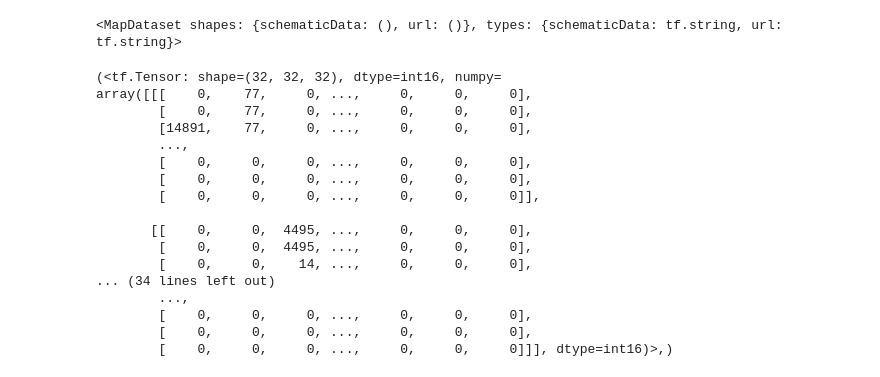
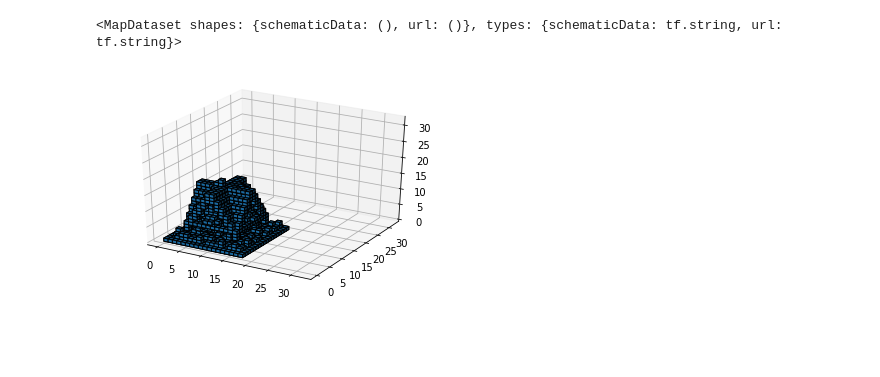
Before and after one commit to rom1504/minecraft-schematics-dataset, a Jupyter notebook: pyReader/schematics.ipynb, the cells around one changed output. Drawn from its saved outputs; the diff is of its cells as text; code cells hidden in the pictures; blank space fills up the shorter version.

```diff
--- a/pyReader/schematics.ipynb
+++ b/pyReader/schematics.ipynb
@@ -12,7 +30,7 @@ def _parse_function(example_proto):
   # Parse the input `tf.train.Example` proto using the dictionary above.
   return tf.io.parse_single_example(example_proto, feature_description)
 # %%
-filenames = ["/workspace/minecraft-schematics-dataset/good_small.tfrecord.gz"]
+filenames = ["good_small.tfrecord.gz"]
 raw_dataset = tf.data.TFRecordDataset(filenames, compression_type="GZIP")
 raw_dataset
 # %% [output]
@@ -40,23 +58,20 @@ parsed_dataset
 def f(a):
     return numpy.frombuffer(a.numpy(), numpy.int16).reshape([32,32,32])
 
-for u in parsed_dataset.map(lambda x: tf.py_function(f, [x['schematicData']], [tf.int16])).take(1):
-    print(u)
+ds = parsed_dataset.map(lambda x: tf.py_function(f, [x['schematicData']], [tf.int16]))
-# %% [output]
-(<tf.Tensor: shape=(32, 32, 32), dtype=int16, numpy=
-array([[[    0,    77,     0, ...,     0,     0,     0],
-        [    0,    77,     0, ...,     0,     0,     0],
-        [14891,    77,     0, ...,     0,     0,     0],
-        ...,
-        [    0,     0,     0, ...,     0,     0,     0],
-        [    0,     0,     0, ...,     0,     0,     0],
-        [    0,     0,     0, ...,     0,     0,     0]],
-
-       [[    0,     0,  4495, ...,     0,     0,     0],
-        [    0,     0,  4495, ...,     0,     0,     0],
-        [    0,     0,    14, ...,     0,     0,     0],
-... (34 lines left out)
-        ...,
-        [    0,     0,     0, ...,     0,     0,     0],
-        [    0,     0,     0, ...,     0,     0,     0],
-        [    0,     0,     0, ...,     0,     0,     0]]], dtype=int16)>,)
+# %%
+for a in ds.take(2):
+  a
+# %%
+from mpl_toolkits.mplot3d import Axes3D
+import numpy as np
+import matplotlib.pyplot as plt
+
+fig = plt.figure()
+ax = fig.gca(projection='3d')
+
+ax.voxels(numpy.swapaxes(a[0].numpy(), 1, 2), edgecolor="k")
+
+plt.show()
+# %% [output]
+[figure, added]
```
Also changed, not shown: parts of 1 cell of this notebook, 1 other file.
